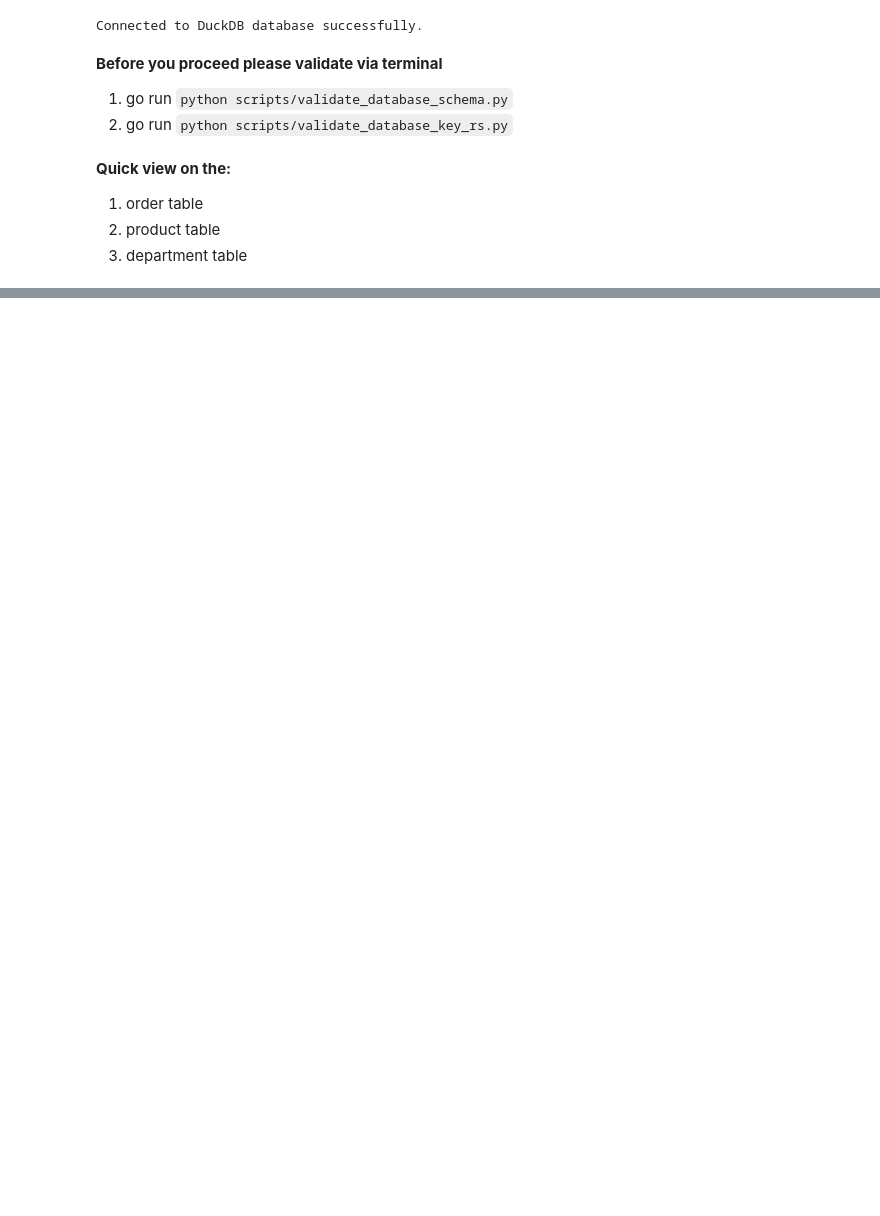
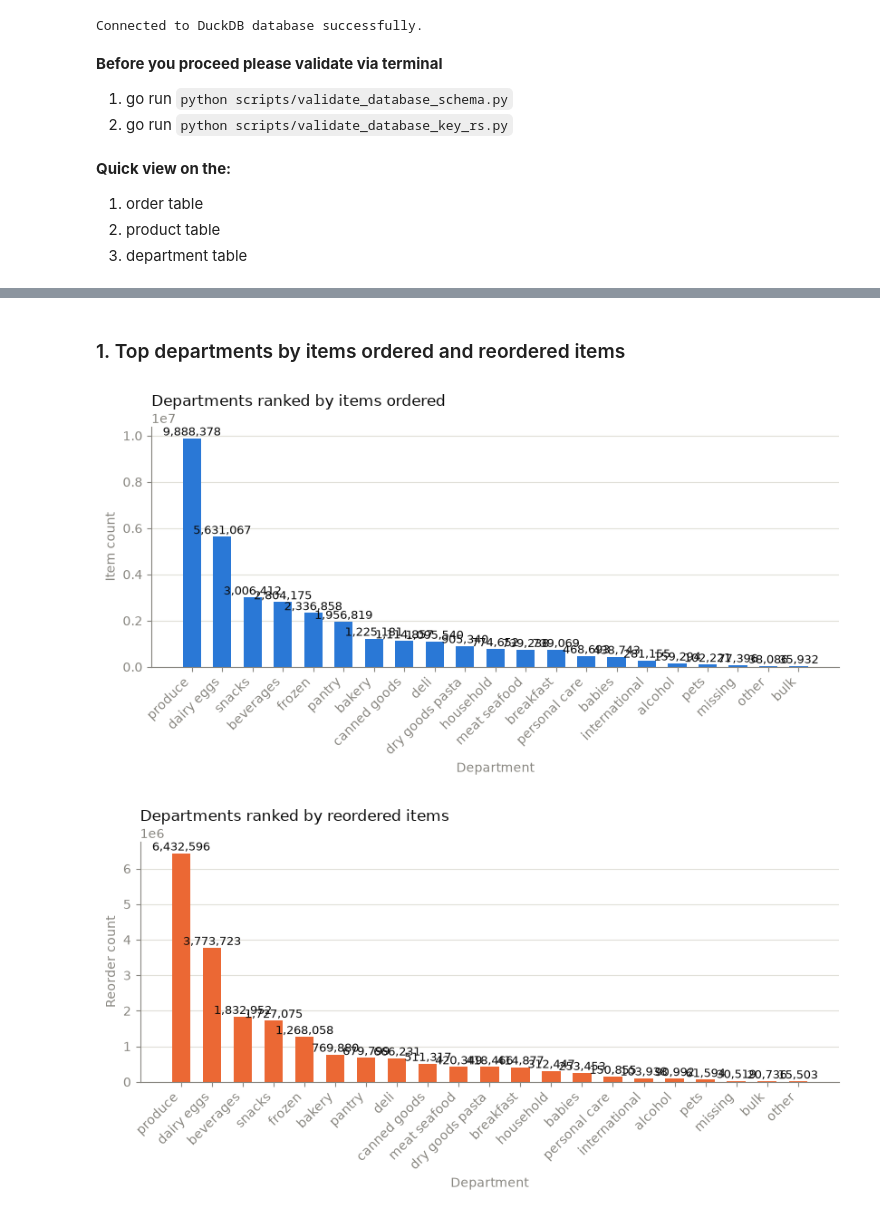
Before and after one commit to jennyhwo85-lgtm/module-2-project-instacart-analytics, a Jupyter notebook: notebook/EDA_01.ipynb, the cells around one changed output, grey strips where cells are left out. Saved outputs shown, nothing was run; the diff lists cells and outputs as text; code cells hidden in the pictures; blank space fills up the shorter version.

Commit message:
Added EDA notebook with initial data exploration and visualization.

```diff
--- a/notebook/EDA_01.ipynb
+++ b/notebook/EDA_01.ipynb
@@ -56,0 +164,40 @@ department_summary = db.sql("""
+# %% [markdown]
+### 1. Top departments by items ordered and reordered items
+# %%
+dept_order_counts = db.sql("""
+    select
+        d.department_name,
+        count(*) as item_count,
+        sum(f.reordered) as reorder_count
+    from fact_order_items f
+    join dim_departments d
+        on f.department_id = d.department_id
+    group by d.department_name
+    order by item_count desc
+""").df()
+
+bar_chart(
+    dept_order_counts["department_name"],
+    dept_order_counts["item_count"],
+    color=BLUE,
+    title="Departments ranked by items ordered",
+    xlabel="Department",
+    ylabel="Item count",
+    rotate_x=45,
+)
+
+dept_by_reorder = dept_order_counts.sort_values("reorder_count", ascending=False)
+bar_chart(
+    dept_by_reorder["department_name"],
+    dept_by_reorder["reorder_count"],
+    color=ORANGE,
+    title="Departments ranked by reordered items",
+    xlabel="Department",
+    ylabel="Reorder count",
+    rotate_x=45,
+)
+
+dept_order_counts
+# %% [output]
+[figure, added]
+[figure, added]
```
Also changed, not shown: parts of 11 cells of this notebook.
